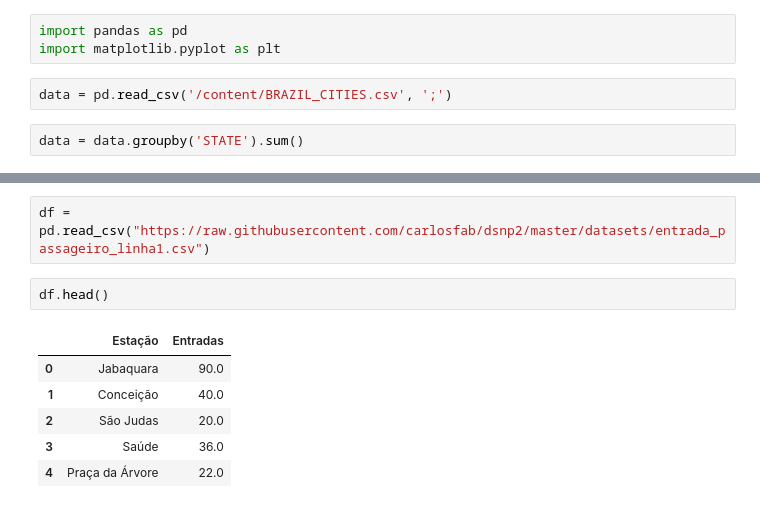
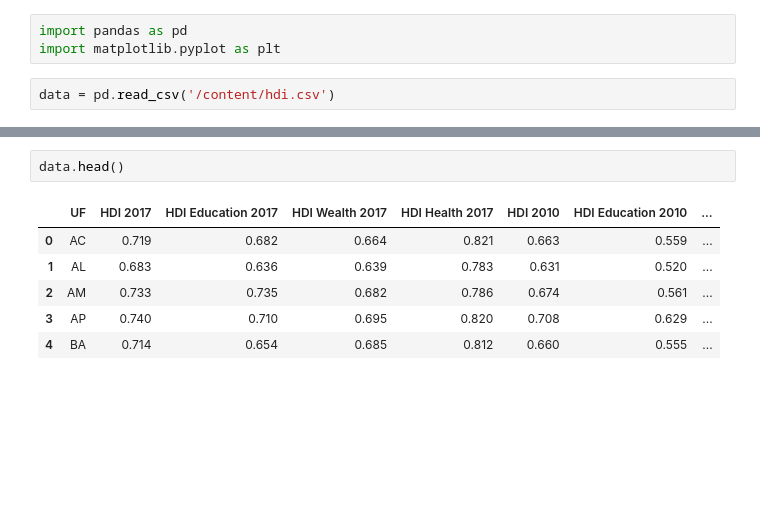
Before and after one commit to raulpacheco2k/Learning-Data-Science, a Jupyter notebook: Gráfico_de_histograma.ipynb, the cells around one changed output, grey strips where cells are left out. Saved outputs shown, nothing was run; the diff lists cells and outputs as text; blank space fills up the shorter version.

```diff
--- a/Gráfico_de_histograma.ipynb
+++ b/Gráfico_de_histograma.ipynb
@@ -4,6 +10,4 @@
 import pandas as pd
 import matplotlib.pyplot as plt
 # %%
-data = pd.read_csv('/content/BRAZIL_CITIES.csv', ';')
+data = pd.read_csv('/content/hdi.csv')
-# %%
-data = data.groupby('STATE').sum()
@@ -15,11 +14,9 @@ data['IDHM'].plot(kind='bar')
-# %%
-df = pd.read_csv("https://raw.githubusercontent.com/carlosfab/dsnp2/master/datasets/entrada_passageiro_linha1.csv")
 # %%
-df.head()
+data.head()
 # %% [output]
-|  | Estação | Entradas |
-| 0 | Jabaquara | 90.0 |
-| 1 | Conceição | 40.0 |
-| 2 | São Judas | 20.0 |
-| 3 | Saúde | 36.0 |
-| 4 | Praça da Árvore | 22.0 |
+|  | UF | HDI 2017 | HDI Education 2017 | HDI Wealth 2017 | HDI Health 2017 | HDI 2010 | HDI Education 2010 | ... |
+| 0 | AC | 0.719 | 0.682 | 0.664 | 0.821 | 0.663 | 0.559 | ... |
+| 1 | AL | 0.683 | 0.636 | 0.639 | 0.783 | 0.631 | 0.520 | ... |
+| 2 | AM | 0.733 | 0.735 | 0.682 | 0.786 | 0.674 | 0.561 | ... |
+| 3 | AP | 0.740 | 0.710 | 0.695 | 0.820 | 0.708 | 0.629 | ... |
+| 4 | BA | 0.714 | 0.654 | 0.685 | 0.812 | 0.660 | 0.555 | ... |
```
Also changed, not shown: parts of 11 cells of this notebook.
